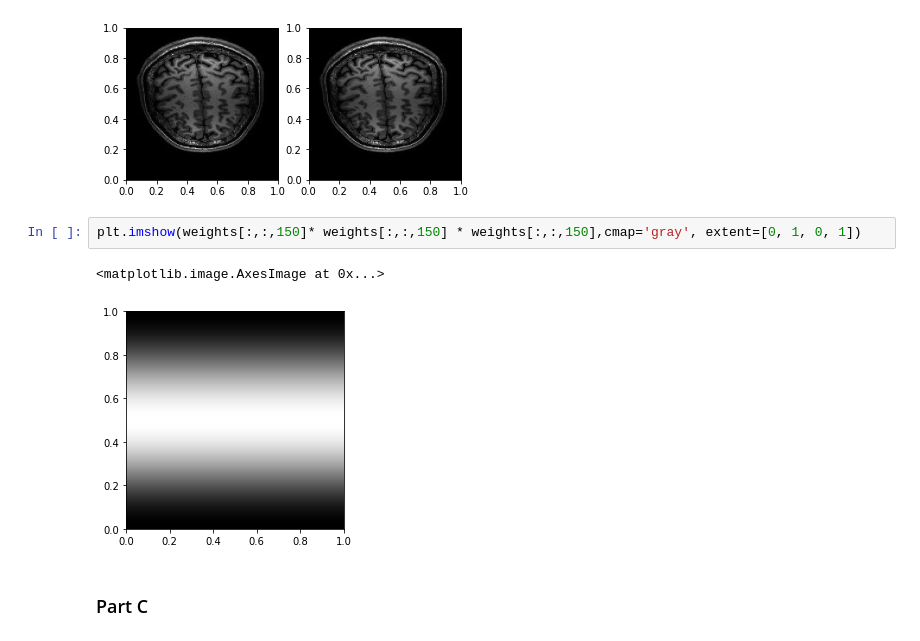
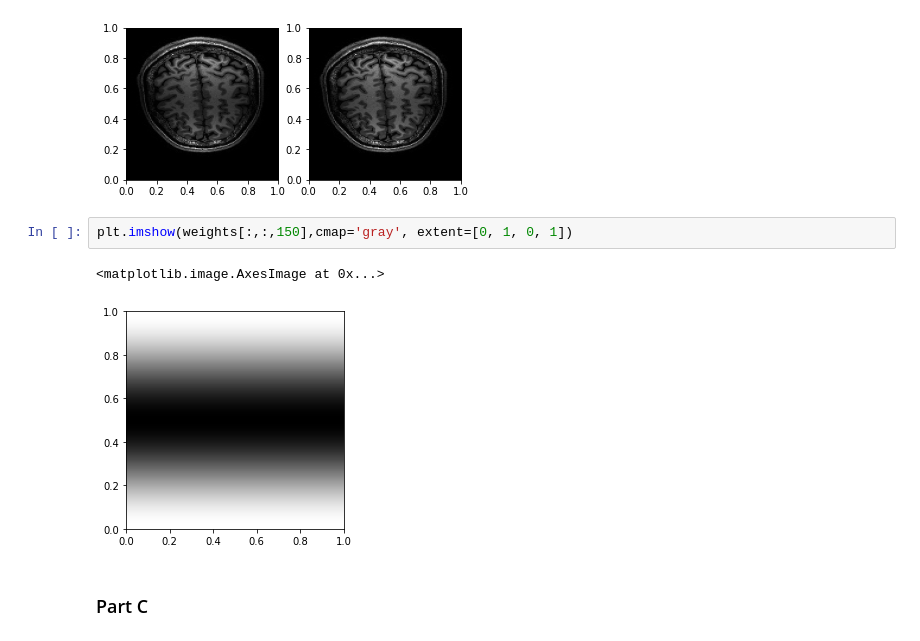
Before and after one commit to ruben-source/daignosticImaging, a Jupyter notebook: MRI/main.ipynb, the cells around one changed output. Drawn from its saved outputs; the diff is of its cells as text.

```diff
--- a/MRI/main.ipynb
+++ b/MRI/main.ipynb
@@ -108,10 +108,10 @@ axes[1].imshow(img_ssqr[:,:,150],cmap='gray', extent=[0, 1, 0, 1])
 <matplotlib.image.AxesImage at 0x...>
 [figure]
 # %%
-plt.imshow(weights[:,:,150]* weights[:,:,150] * weights[:,:,150],cmap='gray', extent=[0, 1, 0, 1])
+plt.imshow(weights[:,:,150],cmap='gray', extent=[0, 1, 0, 1])
 # %% [output]
 <matplotlib.image.AxesImage at 0x...>
-[figure, old version]
+[figure, new version]
 # %% [markdown]
 ### Part C
 # %%
```
Also changed, not shown: parts of 2 cells of this notebook, 1 other file.
